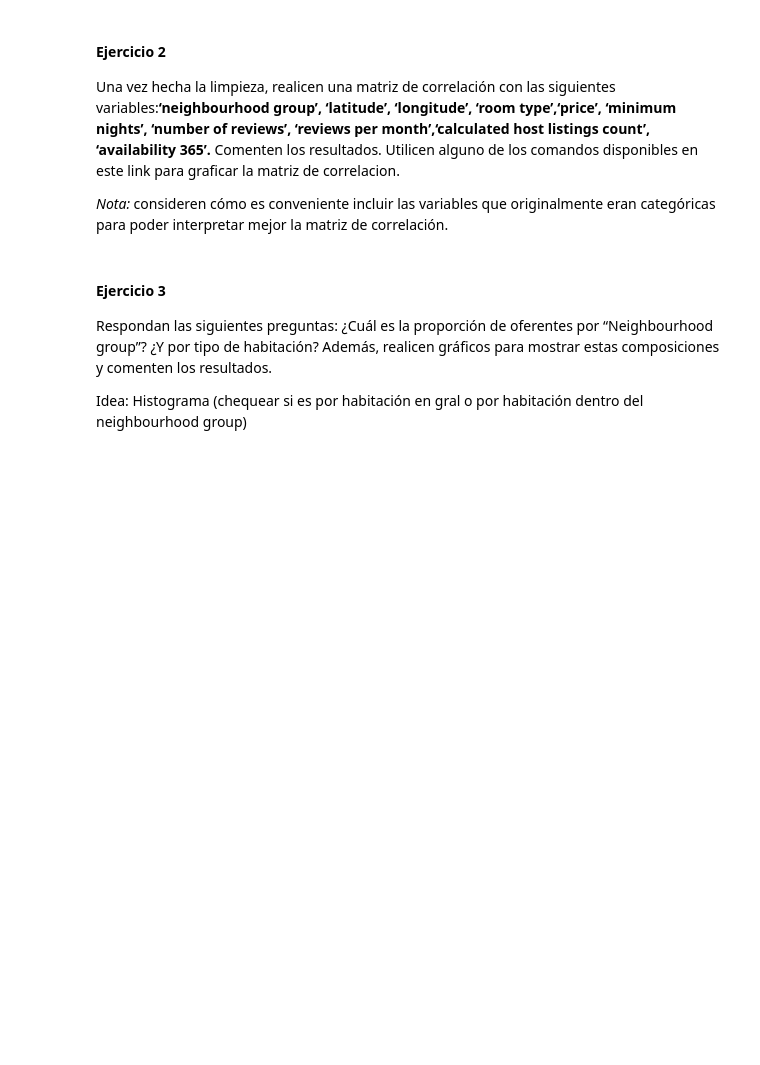
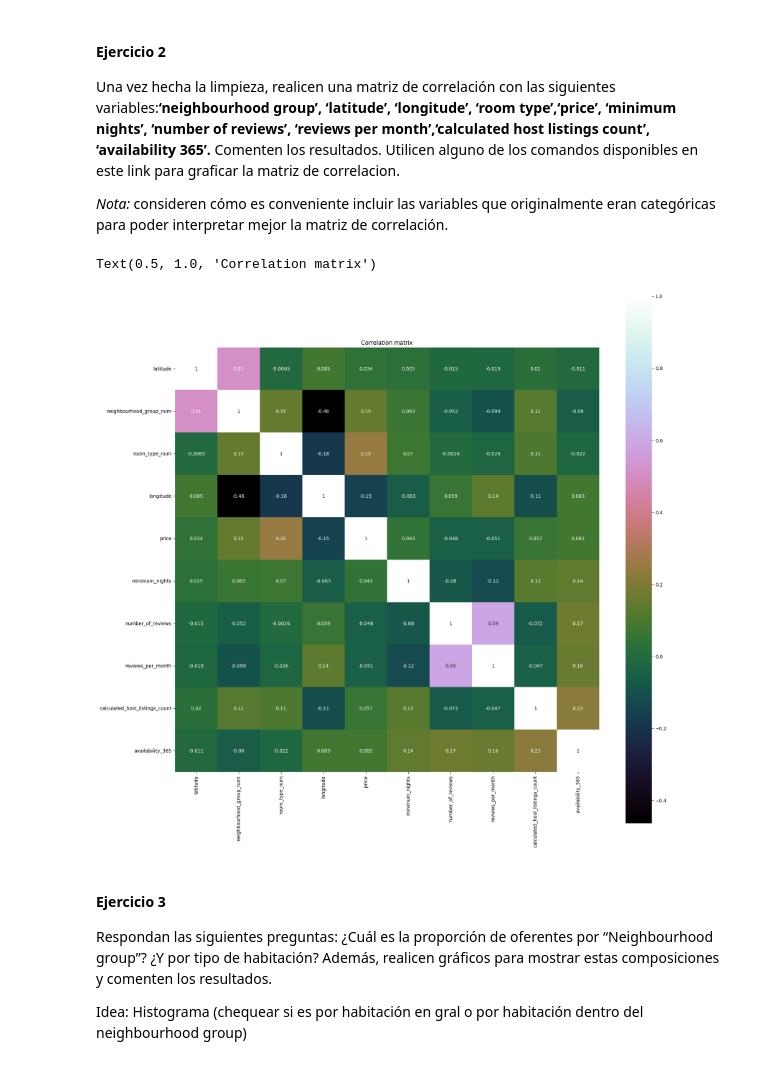
Before and after one commit to Freverendo/CC408-T13, a Jupyter notebook: TP2.ipynb, the cells around one changed output. Drawn from its saved outputs; the diff is of its cells as text; code cells hidden in the pictures; blank space fills up the shorter version.

```diff
--- a/TP2.ipynb
+++ b/TP2.ipynb
@@ -186,3 +197,16 @@ Una vez hecha la limpieza, realicen una matriz de correlación con las siguiente
+# %%
+# Resolver acá'
+import matplotlib.pyplot as plt
+import seaborn as sns
+airbnb_var = airbnb[['latitude', 'neighbourhood_group_num', 'room_type_num' ,'longitude', 'price', 'minimum_nights', 'number_of_reviews', 'reviews_per_month', 'calculated_host_listings_count', 'availability_365']]
+correlation = airbnb_var.corr()
+plt.figure(figsize=(20,20))
+sns.heatmap(correlation, vmax=1, square=True,annot=True,cmap='cubehelix')
+
+plt.title('Correlation matrix')
+# %% [output]
+Text(0.5, 1.0, 'Correlation matrix')
+[figure, added]
 # %% [markdown]
 #### Ejercicio 3
 Respondan las siguientes preguntas: ¿Cuál es la proporción de oferentes por “Neighbourhood group”? ¿Y por tipo de habitación? Además, realicen gráficos para mostrar estas composiciones y comenten los resultados.
```
Also changed, not shown: parts of 19 cells of this notebook.
